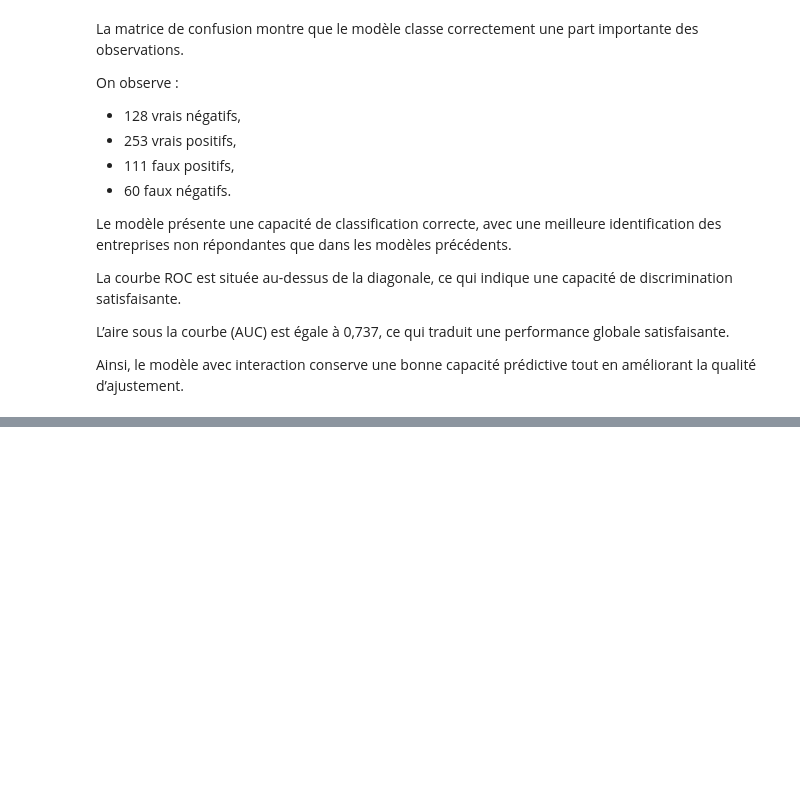
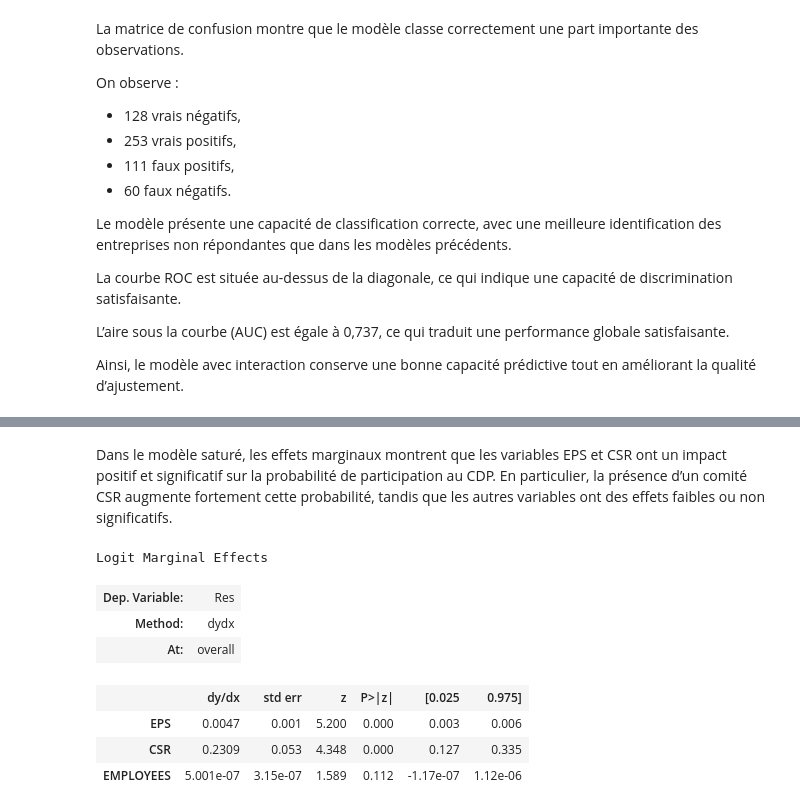
Before and after one commit to BEN-Muhammad/cdp-project, a Jupyter notebook: notebooks/partie2_CDP.ipynb, the cells around one changed output, grey strips where cells are left out. Cells and saved outputs as stored; diff of their text form; code cells hidden in the pictures; blank space fills up the shorter version.

```diff
--- a/notebooks/partie2_CDP.ipynb
+++ b/notebooks/partie2_CDP.ipynb
@@ -1138,0 +1311,13 @@ Ainsi, le modèle avec interaction conserve une bonne capacité prédictive tout
+# %% [markdown]
+Dans le modèle saturé, les effets marginaux montrent que les variables EPS et CSR ont un impact positif et significatif sur la probabilité de participation au CDP. En particulier, la présence d’un comité CSR augmente fortement cette probabilité, tandis que les autres variables ont des effets faibles ou non significatifs.
+# %%
+model_reduced.get_margeff().summary()
+# %% [output]
+Logit Marginal Effects
+| Dep. Variable: | Res |
+| Method: | dydx |
+| At: | overall |
+|  | dy/dx | std err | z | P>|z| | [0.025 | 0.975] |
+| EPS | 0.0047 | 0.001 | 5.200 | 0.000 | 0.003 | 0.006 |
+| CSR | 0.2309 | 0.053 | 4.348 | 0.000 | 0.127 | 0.335 |
+| EMPLOYEES | 5.001e-07 | 3.15e-07 | 1.589 | 0.112 | -1.17e-07 | 1.12e-06 |
```
Also changed, not shown: parts of 31 cells of this notebook, 1 other file.
